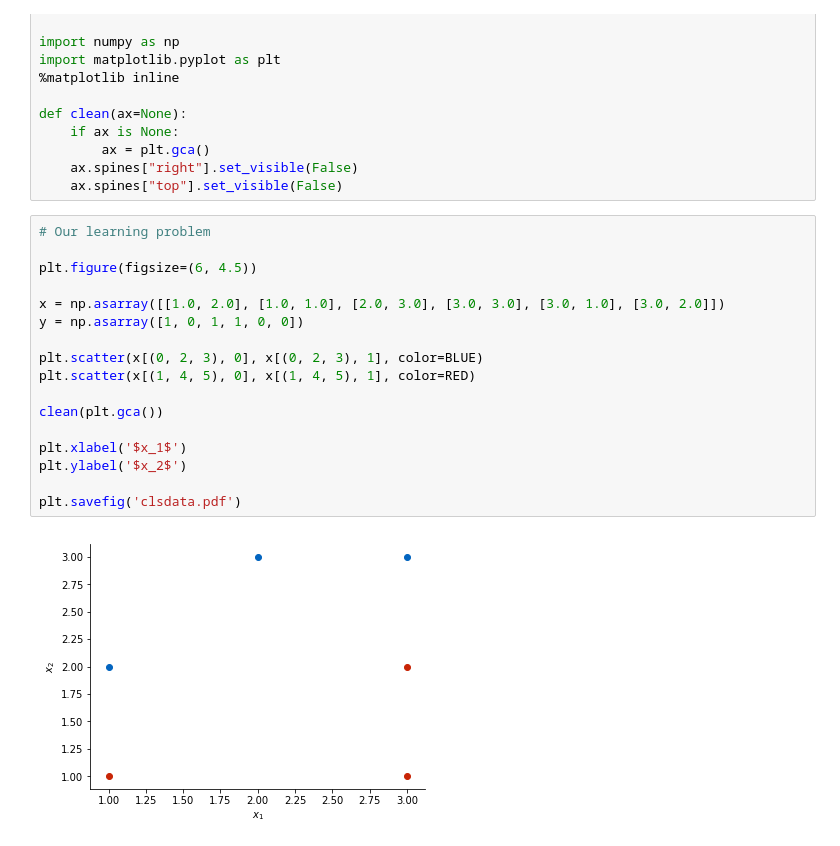
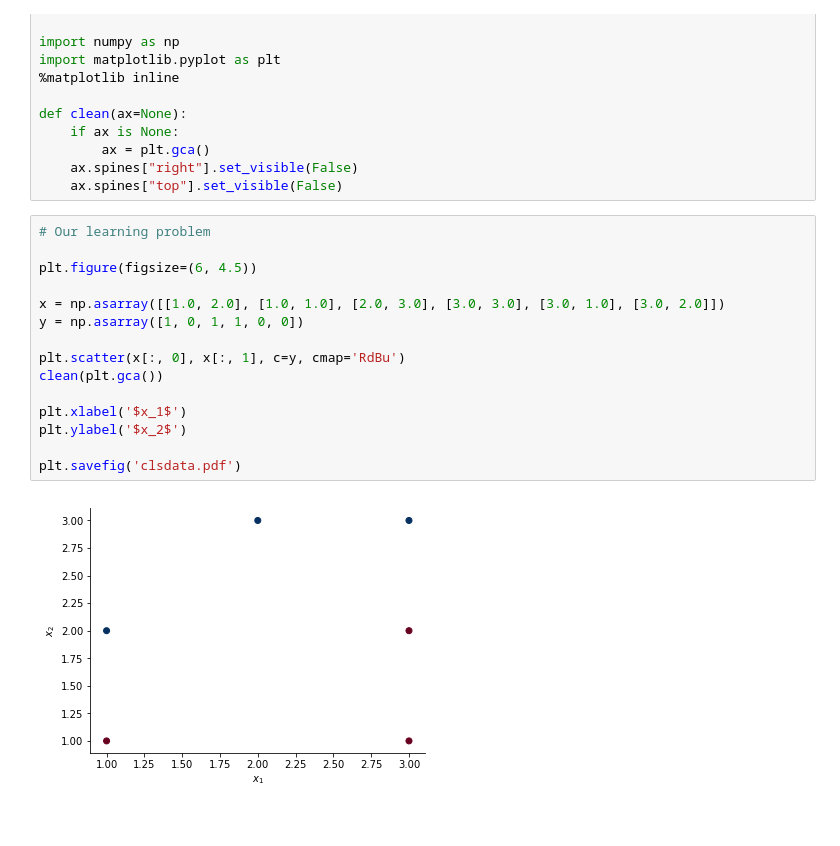
Before and after one commit to mlvu/example-code, a Jupyter notebook: 12 Linear Models 1/Classification.ipynb, the cells around one changed output. Saved outputs shown, nothing was run; the diff lists cells and outputs as text.

```diff
--- a/12 Linear Models 1/Classification.ipynb
+++ b/12 Linear Models 1/Classification.ipynb
@@ -18,22 +18,20 @@ def clean(ax=None):
 # %%
 # Our learning problem
 
 plt.figure(figsize=(6, 4.5))
 
 x = np.asarray([[1.0, 2.0], [1.0, 1.0], [2.0, 3.0], [3.0, 3.0], [3.0, 1.0], [3.0, 2.0]])
 y = np.asarray([1, 0, 1, 1, 0, 0])
 
-plt.scatter(x[(0, 2, 3), 0], x[(0, 2, 3), 1], color=BLUE)
-plt.scatter(x[(1, 4, 5), 0], x[(1, 4, 5), 1], color=RED)
-
+plt.scatter(x[:, 0], x[:, 1], c=y, cmap='RdBu')
 clean(plt.gca())
 
 plt.xlabel('$x_1$')
 plt.ylabel('$x_2$')
 
 plt.savefig('clsdata.pdf')
 # %% [output]
-[figure, old version]
+[figure, new version]
 # %%
 # define the loss function
 # (here, we pass the data as a parameter, but in the actual loss function these should
```
Also changed, not shown: parts of 8 cells of this notebook.
